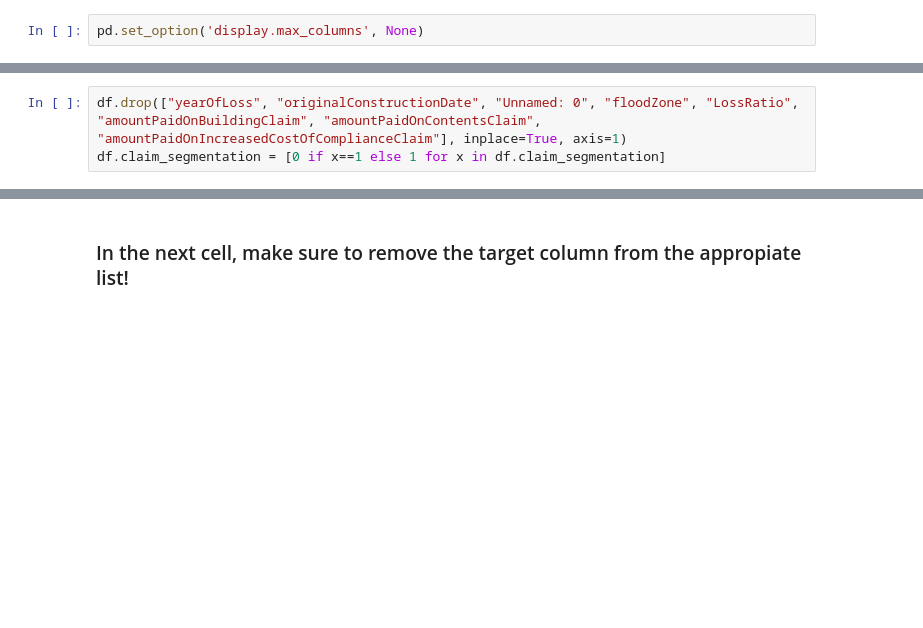
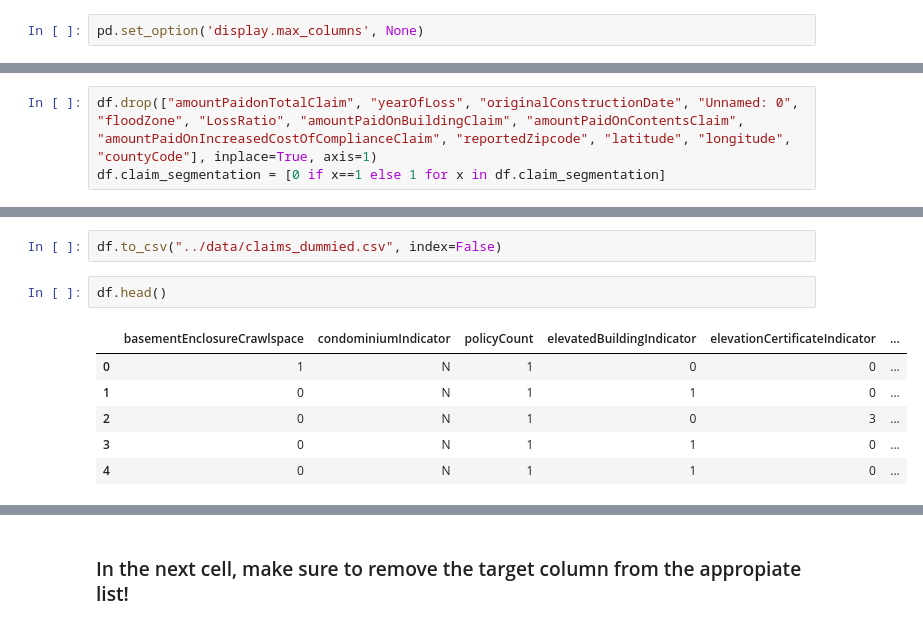
Before and after one commit to sbuenker/florita, a Jupyter notebook: notebooks/basic_pipeline copy.ipynb, the cells around one changed output, grey strips where cells are left out. Drawn from its saved outputs; the diff is of its cells as text; blank space fills up the shorter version.

```diff
--- a/notebooks/basic_pipeline copy.ipynb
+++ b/notebooks/basic_pipeline copy.ipynb
@@ -21,3 +44,3 @@ df.head()
 # %%
-df.drop(["yearOfLoss", "originalConstructionDate", "Unnamed: 0", "floodZone", "LossRatio", "amountPaidOnBuildingClaim", "amountPaidOnContentsClaim", "amountPaidOnIncreasedCostOfComplianceClaim"], inplace=True, axis=1)
+df.drop(["amountPaidonTotalClaim", "yearOfLoss", "originalConstructionDate", "Unnamed: 0", "floodZone", "LossRatio", "amountPaidOnBuildingClaim", "amountPaidOnContentsClaim", "amountPaidOnIncreasedCostOfComplianceClaim", "reportedZipcode", "latitude", "longitude", "countyCode"], inplace=True, axis=1)
 df.claim_segmentation = [0 if x==1 else 1 for x in df.claim_segmentation]
@@ -24,2 +57,13 @@ df.claim_segmentation = [0 if x==1 else 1 for x in df.claim_segmentation]
+# %%
+df.to_csv("../data/claims_dummied.csv", index=False)
+# %%
+df.head()
+# %% [output]
+|  | basementEnclosureCrawlspace | condominiumIndicator | policyCount | elevatedBuildingIndicator | elevationCertificateIndicator | ... |
+| 0 | 1 | N | 1 | 0 | 0 | ... |
+| 1 | 0 | N | 1 | 1 | 0 | ... |
+| 2 | 0 | N | 1 | 0 | 3 | ... |
+| 3 | 0 | N | 1 | 1 | 0 | ... |
+| 4 | 0 | N | 1 | 1 | 0 | ... |
 # %%
 df.claim_segmentation
```
Also changed, not shown: parts of 14 cells of this notebook.
